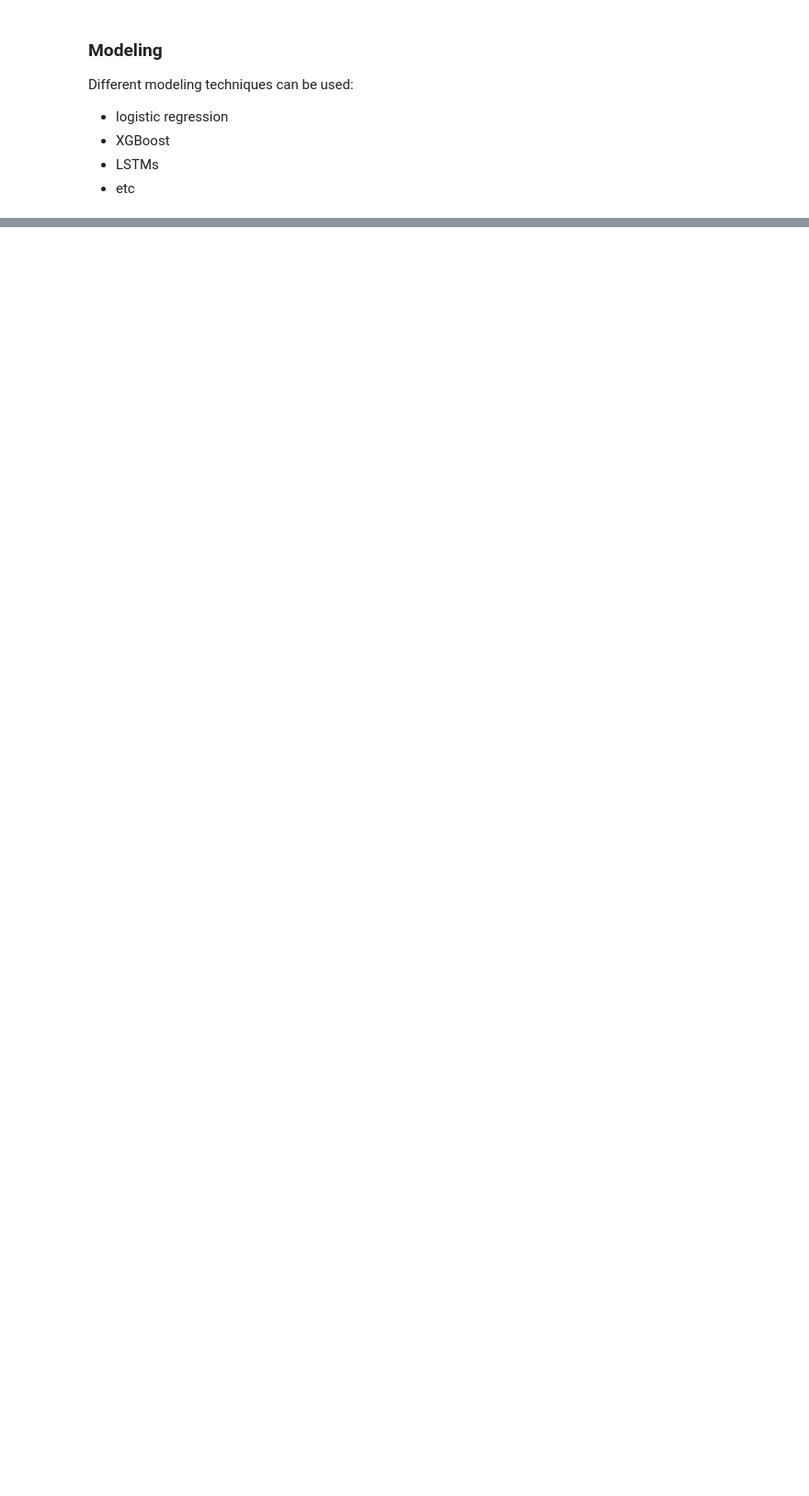
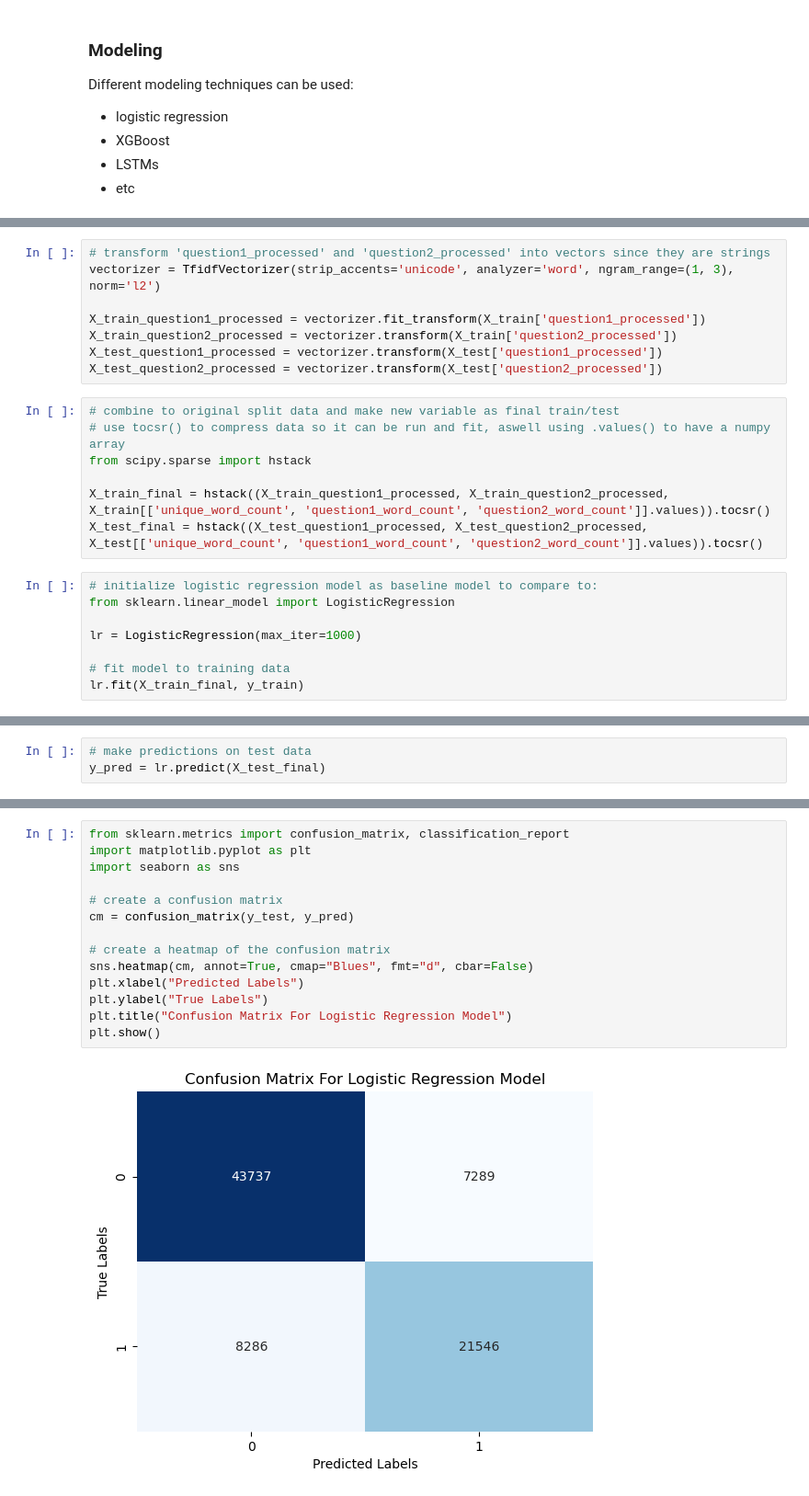
Before and after one commit to Jaghs/NLP-project, a Jupyter notebook: nlp_notebook.ipynb, the cells around one changed output, grey strips where cells are left out. Shown at 92% size. Drawn from its saved outputs; the diff is of its cells as text; blank space fills up the shorter version.

```diff
--- a/nlp_notebook.ipynb
+++ b/nlp_notebook.ipynb
@@ -49,0 +331,23 @@ Different modeling techniques can be used:
+# %%
+# transform 'question1_processed' and 'question2_processed' into vectors since they are strings
+vectorizer = TfidfVectorizer(strip_accents='unicode', analyzer='word', ngram_range=(1, 3), norm='l2')
+
+X_train_question1_processed = vectorizer.fit_transform(X_train['question1_processed'])
+X_train_question2_processed = vectorizer.transform(X_train['question2_processed'])
+X_test_question1_processed = vectorizer.transform(X_test['question1_processed'])
+X_test_question2_processed = vectorizer.transform(X_test['question2_processed'])
+# %%
+# combine to original split data and make new variable as final train/test
+# use tocsr() to compress data so it can be run and fit, aswell using .values() to have a numpy array
+from scipy.sparse import hstack
+
+X_train_final = hstack((X_train_question1_processed, X_train_question2_processed, X_train[['unique_word_count', 'question1_word_count', 'question2_word_count']].values)).tocsr()
+X_test_final = hstack((X_test_question1_processed, X_test_question2_processed, X_test[['unique_word_count', 'question1_word_count', 'question2_word_count']].values)).tocsr()
+# %%
+# initialize logistic regression model as baseline model to compare to:
+from sklearn.linear_model import LogisticRegression
+
+lr = LogisticRegression(max_iter=1000)
+
+# fit model to training data
+lr.fit(X_train_final, y_train)
@@ -49,0 +363,3 @@ Different modeling techniques can be used:
+# %%
+# make predictions on test data
+y_pred = lr.predict(X_test_final)
@@ -49,0 +393,16 @@ Different modeling techniques can be used:
+# %%
+from sklearn.metrics import confusion_matrix, classification_report
+import matplotlib.pyplot as plt
+import seaborn as sns
+
+# create a confusion matrix
+cm = confusion_matrix(y_test, y_pred)
+
+# create a heatmap of the confusion matrix
+sns.heatmap(cm, annot=True, cmap="Blues", fmt="d", cbar=False)
+plt.xlabel("Predicted Labels")
+plt.ylabel("True Labels")
+plt.title("Confusion Matrix For Logistic Regression Model")
+plt.show()
+# %% [output]
+[figure, added]
```
Also changed, not shown: parts of 61 cells of this notebook.
